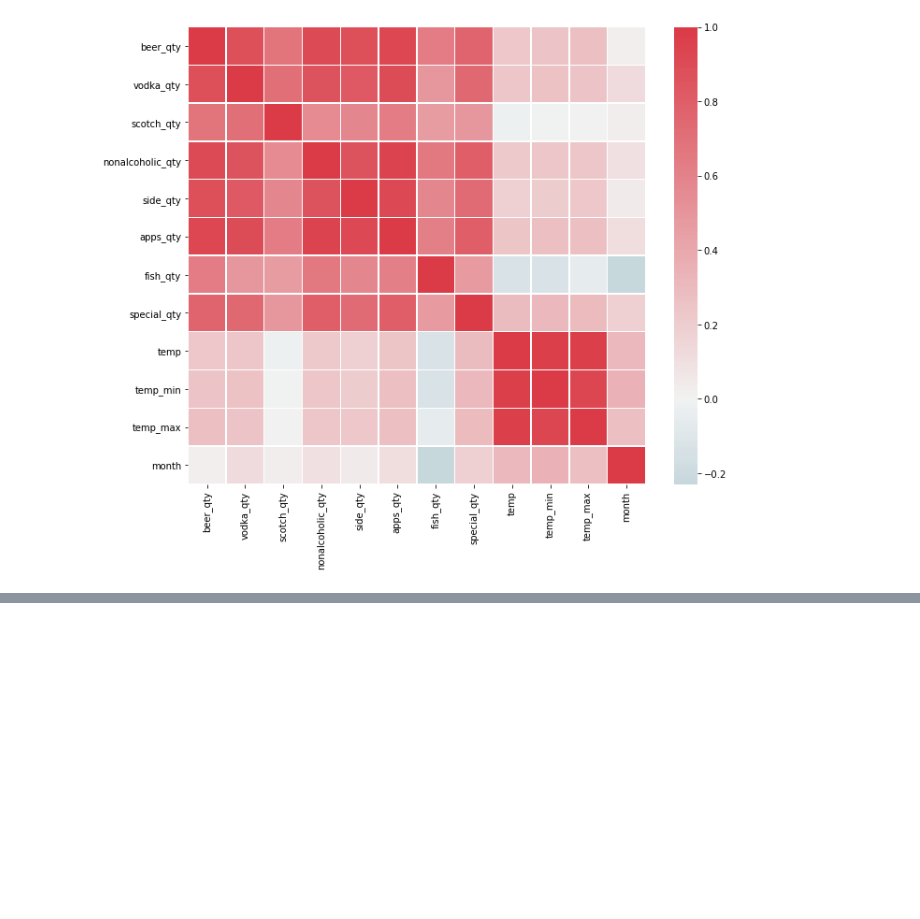
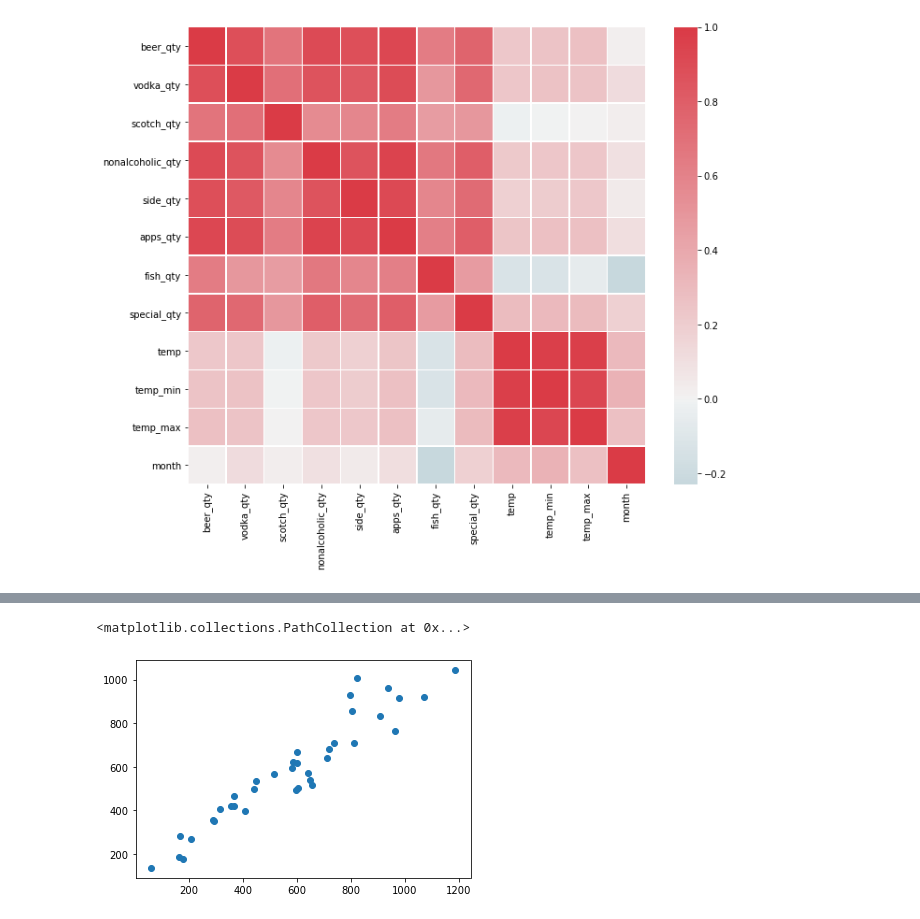
Before and after one commit to jilias/Tracks_Tavern_Data, a Jupyter notebook: george_ml_model.ipynb, the cells around one changed output, grey strips where cells are left out. Saved outputs shown, nothing was run; the diff lists cells and outputs as text; code cells hidden in the pictures; blank space fills up the shorter version.

```diff
--- a/george_ml_model.ipynb
+++ b/george_ml_model.ipynb
@@ -306 +416,7 @@ prediction_df_v1
+# %%
+# Y test and Y predicted scatter and see how closely they track
+plt.scatter(y_test, prediction_df['y_pred'])
+# %% [output]
+<matplotlib.collections.PathCollection at 0x...>
+[figure, added]
 # %%
```
Also changed, not shown: parts of 48 cells of this notebook.
